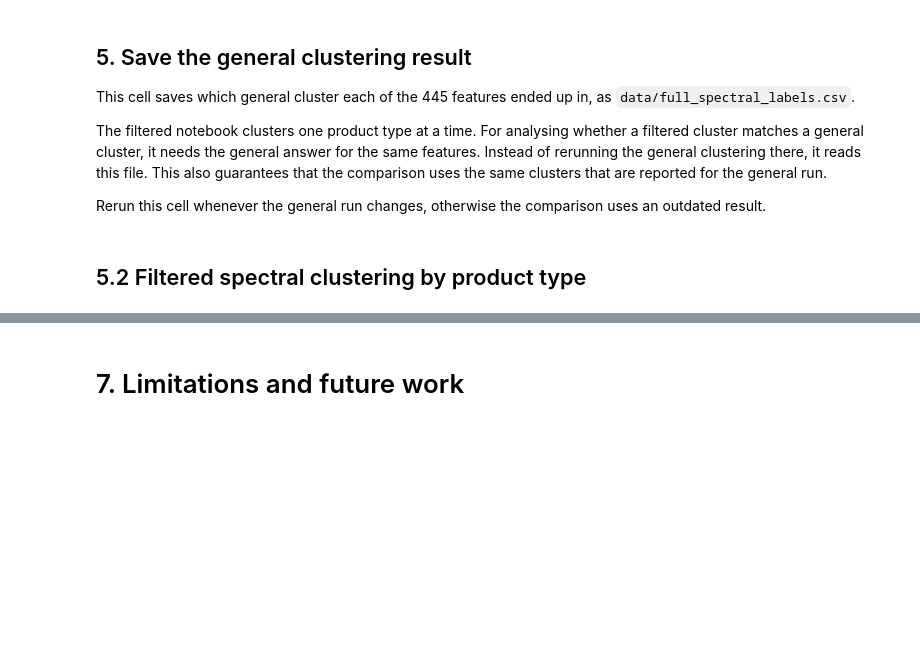
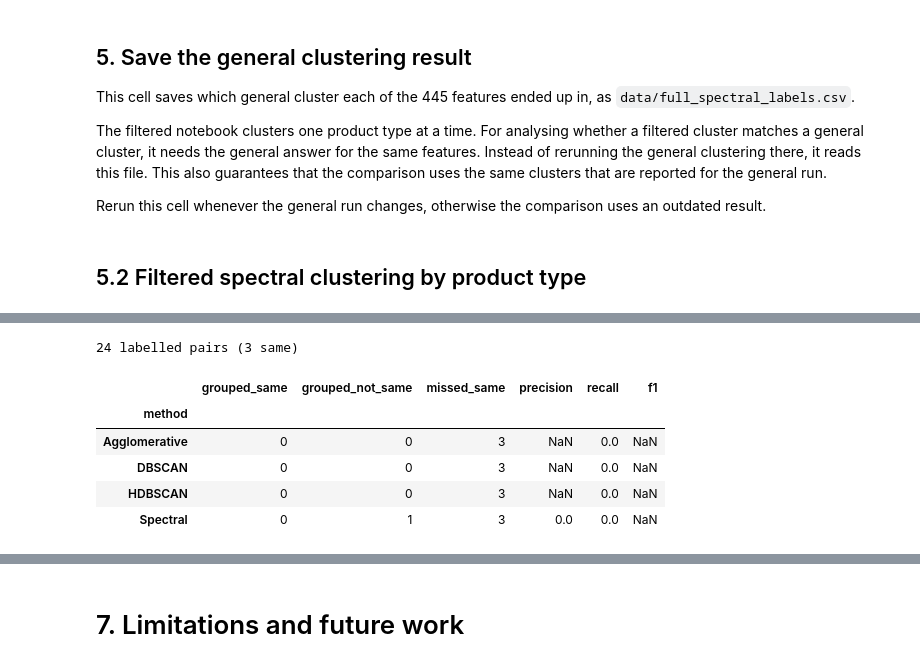
Before and after one commit to dumitritamacarenco/CTFDS-Project, a Jupyter notebook: final_report.ipynb, the cells around one changed output, grey strips where cells are left out. Cells and saved outputs as stored; diff of their text form; code cells hidden in the pictures; blank space fills up the shorter version.

```diff
--- a/final_report.ipynb
+++ b/final_report.ipynb
@@ -2619,0 +2689,27 @@ display(HTML(figure.to_html(full_html=False, include_plotlyjs="cdn")))
+# %%
+labelled = pairs[pairs["label"].isin(["same", "not_same"])]
+rows = []
+for name, result in results.items():
+    labels = result["labels"]
+    tp = fp = fn = 0
+    for a, b, label in zip(labelled["feature_name_a"], labelled["feature_name_b"], labelled["label"]):
+        grouped = labels[index_of[a]] != -1 and labels[index_of[a]] == labels[index_of[b]]
+        tp += grouped and label == "same"
+        fp += grouped and label == "not_same"
+        fn += (not grouped) and label == "same"
+    precision = tp / (tp + fp) if tp + fp else float("nan")
+    recall = tp / (tp + fn) if tp + fn else float("nan")
+    f1 = 2 * precision * recall / (precision + recall) if precision + recall else float("nan")
+    rows.append({"method": name, "grouped_same": tp, "grouped_not_same": fp, "missed_same": fn,
+                 "precision": round(precision, 3), "recall": round(recall, 3), "f1": round(f1, 3)})
+print(f"{len(labelled)} labelled pairs ({(labelled['label'] == 'same').sum()} same)")
+pair_table = pd.DataFrame(rows).set_index("method")
+pair_table
+# %% [output]
+24 labelled pairs (3 same)
+|  | grouped_same | grouped_not_same | missed_same | precision | recall | f1 |
+| method |  |  |  |  |  |  |
+| Agglomerative | 0 | 0 | 3 | NaN | 0.0 | NaN |
+| DBSCAN | 0 | 0 | 3 | NaN | 0.0 | NaN |
+| HDBSCAN | 0 | 0 | 3 | NaN | 0.0 | NaN |
+| Spectral | 0 | 1 | 3 | 0.0 | 0.0 | NaN |
```
Also changed, not shown: parts of 36 cells of this notebook.
